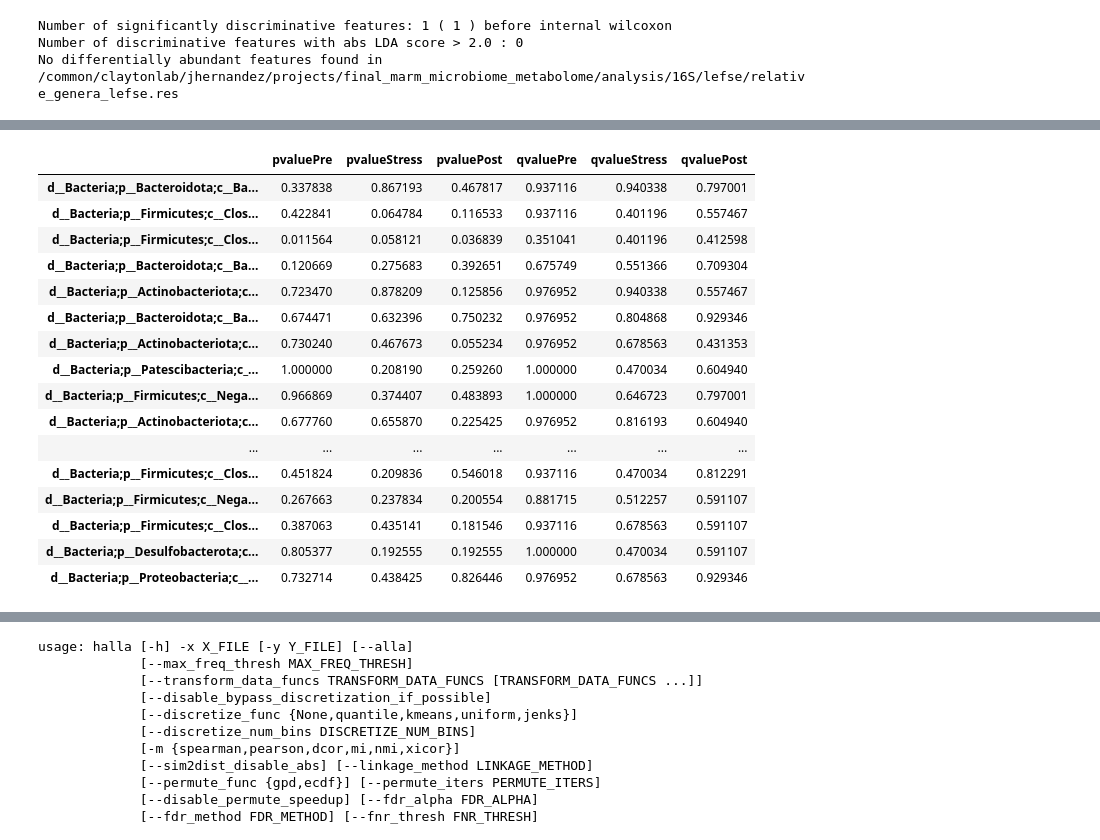
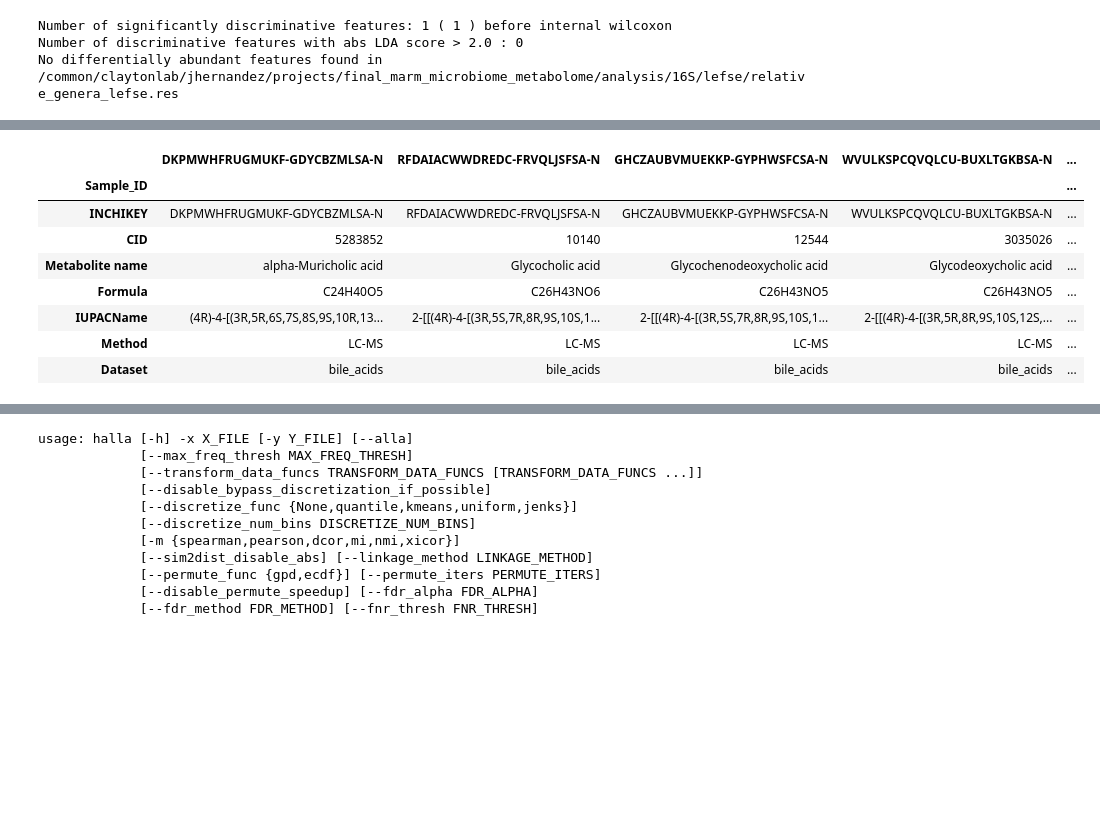
Before and after one commit to jbh2313/marm_microbiome_metabolome, a Jupyter notebook: marm-microbiome-metabolome.ipynb, the cells around one changed output, grey strips where cells are left out. Saved outputs shown, nothing was run; the diff lists cells and outputs as text; code cells hidden in the pictures; blank space fills up the shorter version.

```diff
--- a/marm-microbiome-metabolome.ipynb
+++ b/marm-microbiome-metabolome.ipynb
@@ -1285,28 +1295,25 @@ relativeGeneraNoStress = relativeGenera.loc[sampleMetaNoStress.index, :]
 # %%
-# metabRes = dict(metabRes)
-# generaRes = dict(generaRes)
-# metabSig = metabRes['sig']
-# metabResid = metabRes['res']
-# generaSig = generaRes['sig']
-# generaResid = generaRes['res']
+metabRes = dict(metabRes)
+generaRes = dict(generaRes)
+metabSig = metabRes['sig']
+metabResid = metabRes['res']
+generaSig = generaRes['sig']
+generaResid = generaRes['res']
+
+# metabSig
+# metabSig.iloc[:, 3:] < 0.05
+targetedFeatureMeta.loc[:, metabSig[metabSig.iloc[:, 3] < 0.05].index.values]
+# metabSig[metabSig.iloc[:, 4:5] < 0.05]
 # %% [output]
-|  | pvaluePre | pvalueStress | pvaluePost | qvaluePre | qvalueStress | qvaluePost |
-| d__Bacteria;p__Bacteroidota;c__Ba... | 0.337838 | 0.867193 | 0.467817 | 0.937116 | 0.940338 | 0.797001 |
-| d__Bacteria;p__Firmicutes;c__Clos... | 0.422841 | 0.064784 | 0.116533 | 0.937116 | 0.401196 | 0.557467 |
-| d__Bacteria;p__Firmicutes;c__Clos... | 0.011564 | 0.058121 | 0.036839 | 0.351041 | 0.401196 | 0.412598 |
-| d__Bacteria;p__Bacteroidota;c__Ba... | 0.120669 | 0.275683 | 0.392651 | 0.675749 | 0.551366 | 0.709304 |
-| d__Bacteria;p__Actinobacteriota;c... | 0.723470 | 0.878209 | 0.125856 | 0.976952 | 0.940338 | 0.557467 |
-| d__Bacteria;p__Bacteroidota;c__Ba... | 0.674471 | 0.632396 | 0.750232 | 0.976952 | 0.804868 | 0.929346 |
-| d__Bacteria;p__Actinobacteriota;c... | 0.730240 | 0.467673 | 0.055234 | 0.976952 | 0.678563 | 0.431353 |
-| d__Bacteria;p__Patescibacteria;c_... | 1.000000 | 0.208190 | 0.259260 | 1.000000 | 0.470034 | 0.604940 |
-| d__Bacteria;p__Firmicutes;c__Nega... | 0.966869 | 0.374407 | 0.483893 | 1.000000 | 0.646723 | 0.797001 |
-| d__Bacteria;p__Actinobacteriota;c... | 0.677760 | 0.655870 | 0.225425 | 0.976952 | 0.816193 | 0.604940 |
-| ... | ... | ... | ... | ... | ... | ... |
-| d__Bacteria;p__Firmicutes;c__Clos... | 0.451824 | 0.209836 | 0.546018 | 0.937116 | 0.470034 | 0.812291 |
-| d__Bacteria;p__Firmicutes;c__Nega... | 0.267663 | 0.237834 | 0.200554 | 0.881715 | 0.512257 | 0.591107 |
-| d__Bacteria;p__Firmicutes;c__Clos... | 0.387063 | 0.435141 | 0.181546 | 0.937116 | 0.678563 | 0.591107 |
-| d__Bacteria;p__Desulfobacterota;c... | 0.805377 | 0.192555 | 0.192555 | 1.000000 | 0.470034 | 0.591107 |
-| d__Bacteria;p__Proteobacteria;c__... | 0.732714 | 0.438425 | 0.826446 | 0.976952 | 0.678563 | 0.929346 |
+|  | DKPMWHFRUGMUKF-GDYCBZMLSA-N | RFDAIACWWDREDC-FRVQLJSFSA-N | GHCZAUBVMUEKKP-GYPHWSFCSA-N | WVULKSPCQVQLCU-BUXLTGKBSA-N | ... |
+| Sample_ID |  |  |  |  | ... |
+| INCHIKEY | DKPMWHFRUGMUKF-GDYCBZMLSA-N | RFDAIACWWDREDC-FRVQLJSFSA-N | GHCZAUBVMUEKKP-GYPHWSFCSA-N | WVULKSPCQVQLCU-BUXLTGKBSA-N | ... |
+| CID | 5283852 | 10140 | 12544 | 3035026 | ... |
+| Metabolite name | alpha-Muricholic acid | Glycocholic acid | Glycochenodeoxycholic acid | Glycodeoxycholic acid | ... |
+| Formula | C24H40O5 | C26H43NO6 | C26H43NO5 | C26H43NO5 | ... |
+| IUPACName | (4R)-4-[(3R,5R,6S,7S,8S,9S,10R,13... | 2-[[(4R)-4-[(3R,5S,7R,8R,9S,10S,1... | 2-[[(4R)-4-[(3R,5S,7R,8R,9S,10S,1... | 2-[[(4R)-4-[(3R,5R,8R,9S,10S,12S,... | ... |
+| Method | LC-MS | LC-MS | LC-MS | LC-MS | ... |
+| Dataset | bile_acids | bile_acids | bile_acids | bile_acids | ... |
 # %%
 %%R -i sampleMetaNoStress,metabScaledNoStress,relativeGeneraNoStress,targetedFeatureMeta -o targMetabRes,relGeneraRes -w 1000 -h 500
 figureDir <- '/common/claytonlab/jhernandez/projects/final_marm_microbiome_metabolome/analysis/figures'
```
Also changed, not shown: parts of 9 cells of this notebook.
